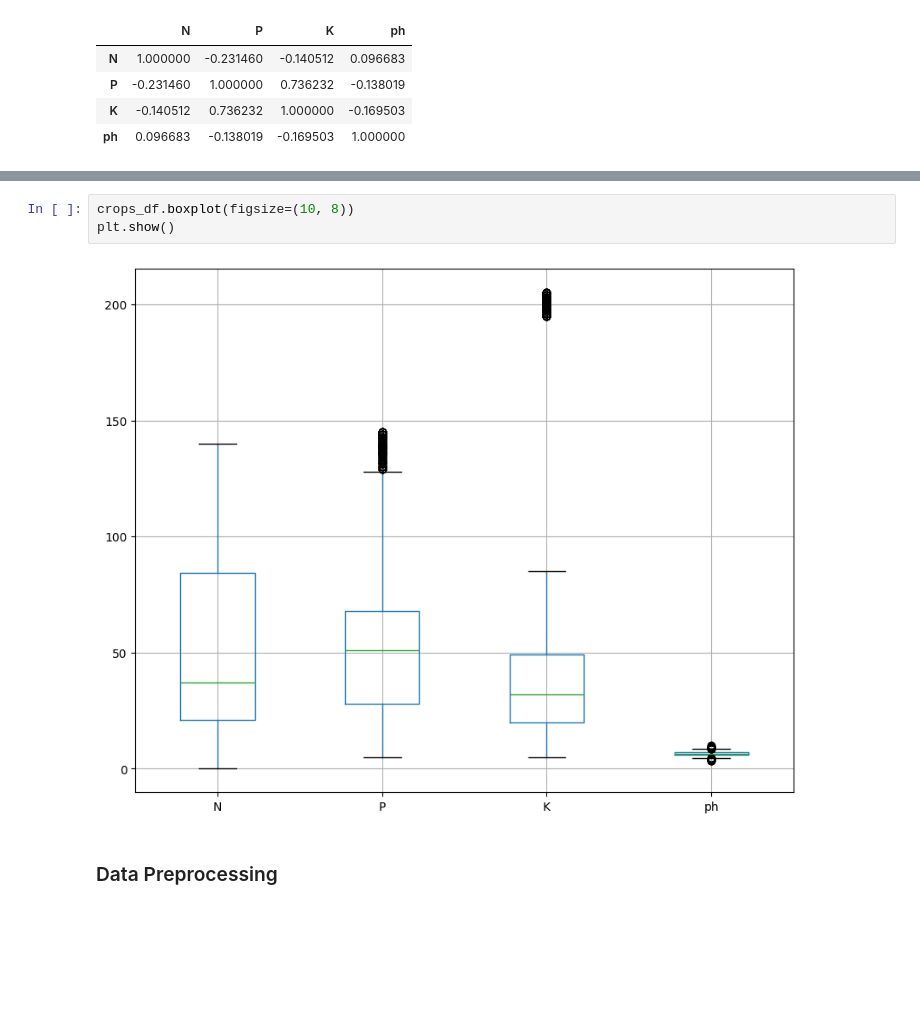
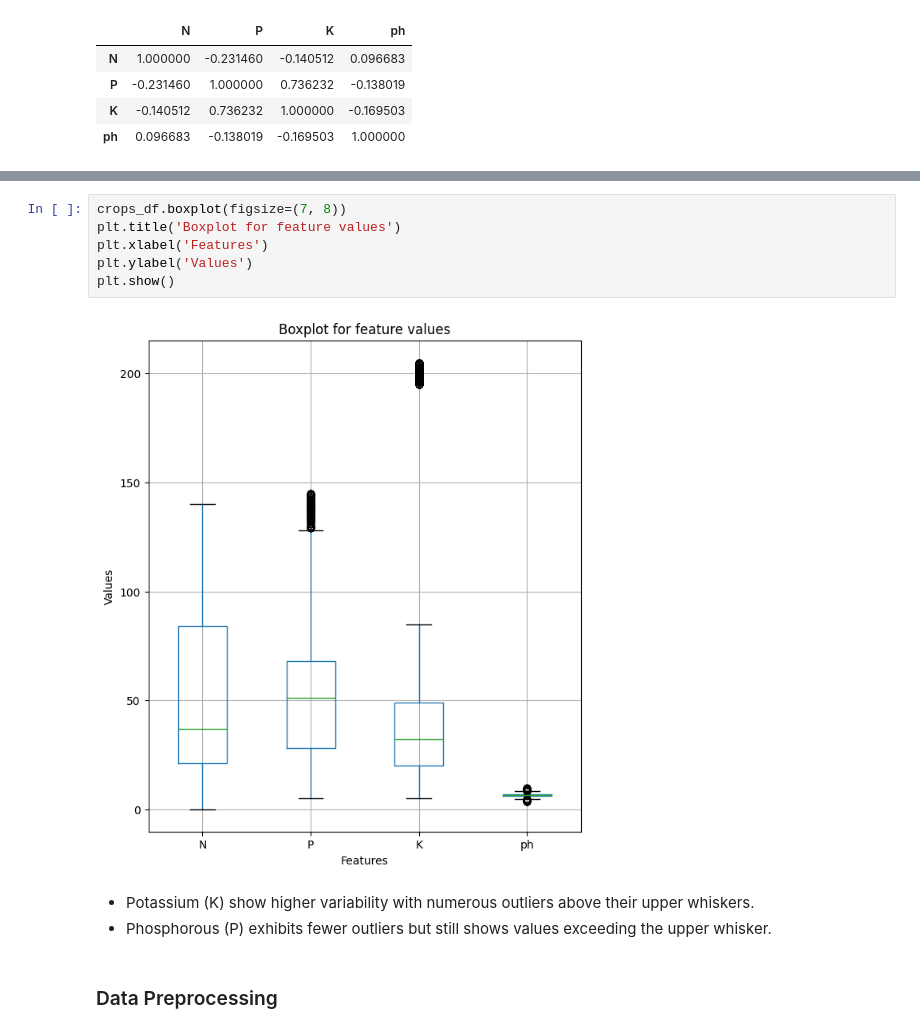
Before and after one commit to matchi-1/Predictive-Modeling-for-Agriculture, a Jupyter notebook: notebooks/Predictive-Modeling-for-Agriculture.ipynb, the cells around one changed output, grey strips where cells are left out. Drawn from its saved outputs; the diff is of its cells as text; blank space fills up the shorter version.

```diff
--- a/notebooks/Predictive-Modeling-for-Agriculture.ipynb
+++ b/notebooks/Predictive-Modeling-for-Agriculture.ipynb
@@ -113,8 +113,14 @@ plt.show()
 # %%
-crops_df.boxplot(figsize=(10, 8))
+crops_df.boxplot(figsize=(7, 8))
+plt.title('Boxplot for feature values')
+plt.xlabel('Features')
+plt.ylabel('Values')
 plt.show()
 # %% [output]
-[figure, old version]
+[figure, new version]
+# %% [markdown]
+- Potassium (K) show higher variability with numerous outliers above their upper whiskers.
+- Phosphorous (P) exhibits fewer outliers but still shows values exceeding the upper whisker.
 # %% [markdown]
 ### Data Preprocessing
 # %% [markdown]
```
Also changed, not shown: parts of 10 cells of this notebook.
